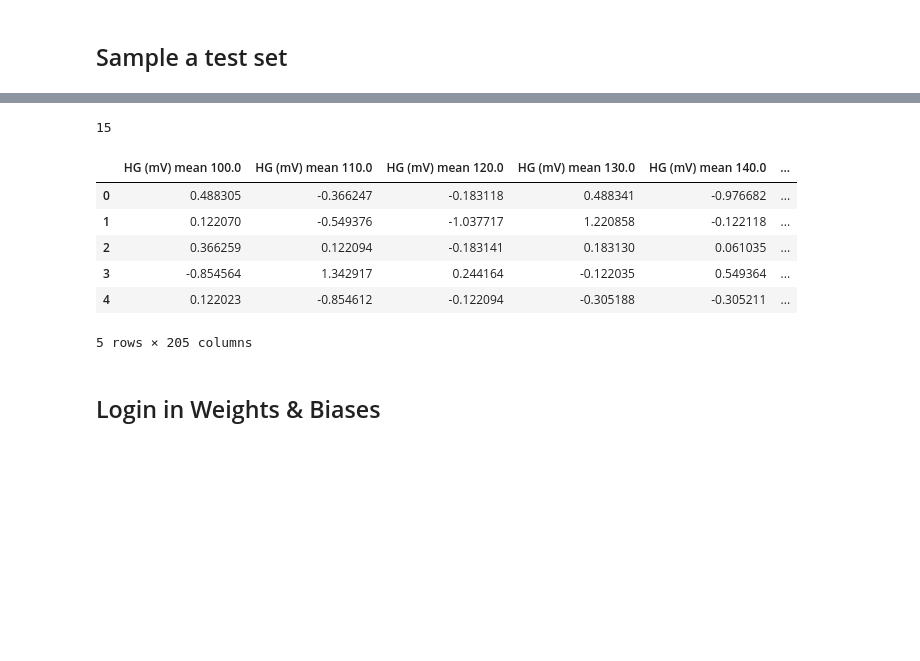
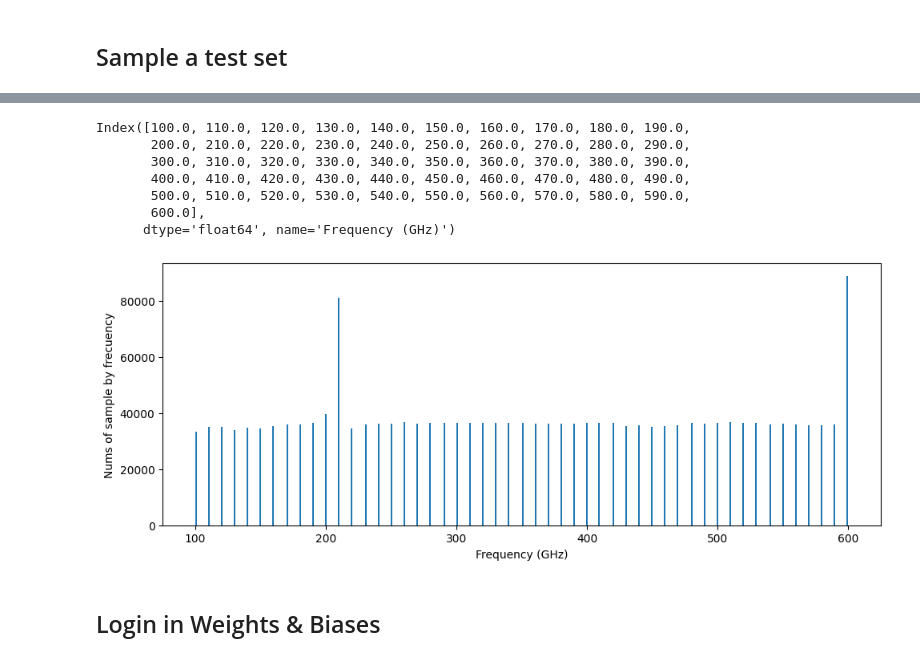
Before and after one commit to danimp94/PLASTICS-THz, a Jupyter notebook: src/scripts/notebook/Freq_Optimizacion_other_models.ipynb, the cells around one changed output, grey strips where cells are left out. Cells and saved outputs as stored; diff of their text form; code cells hidden in the pictures; blank space fills up the shorter version.

```diff
--- a/src/scripts/notebook/Freq_Optimizacion_other_models.ipynb
+++ b/src/scripts/notebook/Freq_Optimizacion_other_models.ipynb
@@ -177,25 +180,32 @@ memory usage: 78.5+ MB
 # %%
 train_ex['Sample'].nunique()
+train_ex['Frequency (GHz)'].value_counts().sort_index().index
 # %% [output]
-15
+Index([100.0, 110.0, 120.0, 130.0, 140.0, 150.0, 160.0, 170.0, 180.0, 190.0,
+       200.0, 210.0, 220.0, 230.0, 240.0, 250.0, 260.0, 270.0, 280.0, 290.0,
+       300.0, 310.0, 320.0, 330.0, 340.0, 350.0, 360.0, 370.0, 380.0, 390.0,
+       400.0, 410.0, 420.0, 430.0, 440.0, 450.0, 460.0, 470.0, 480.0, 490.0,
+       500.0, 510.0, 520.0, 530.0, 540.0, 550.0, 560.0, 570.0, 580.0, 590.0,
+       600.0],
+      dtype='float64', name='Frequency (GHz)')
+# %%
+ax = train_ex['Frequency (GHz)'].plot.hist(figsize=(10, 4), bins=408)
+ax.set_xlabel('Frequency (GHz)')
+ax.set_ylabel('Nums of sample by frecuency')
+plt.tight_layout()
+plt.show()
+# %% [output]
+[figure, added]
 # %%
 # Introduce Frequency values as input variables
-train_set_test = freq_as_variable(train_set, data_percentage=0.5)
-test_set_test = freq_as_variable(test_set, data_percentage=0.5)
+train_set_test = freq_as_variable(train_set, data_percentage=3.7)
+test_set_test = freq_as_variable(test_set, data_percentage=3.7)
 train_set_test.head()
 test_set_test.head()
 
-# Save the processed data to a CSV file
-# output_path = 'C:/Users/Danim/Documents/GitHub/PIC-PAPER-01/data/experiment_1_plastics/processed_27s/training_file/test.csv'
-# df.to_csv(output_path, sep = ';', index=False)
+#Save the processed data to a CSV file
+output_path = 'C:/Users/Danim/Documents/GitHub/PIC-PAPER-01/data/experiment_1_plastics/processed_27s/training_file/test.csv'
+train_set_test.to_csv(output_path, sep = ';', index=False)
-# %% [output]
-|  | HG (mV) mean 100.0 | HG (mV) mean 110.0 | HG (mV) mean 120.0 | HG (mV) mean 130.0 | HG (mV) mean 140.0 | ... |
-| 0 | 0.488305 | -0.366247 | -0.183118 | 0.488341 | -0.976682 | ... |
-| 1 | 0.122070 | -0.549376 | -1.037717 | 1.220858 | -0.122118 | ... |
-| 2 | 0.366259 | 0.122094 | -0.183141 | 0.183130 | 0.061035 | ... |
-| 3 | -0.854564 | 1.342917 | 0.244164 | -0.122035 | 0.549364 | ... |
-| 4 | 0.122023 | -0.854612 | -0.122094 | -0.305188 | -0.305211 | ... |
-5 rows × 205 columns
 # %% [markdown]
 ## Login in Weights & Biases
 # %%
```
Also changed, not shown: parts of 9 cells of this notebook.
